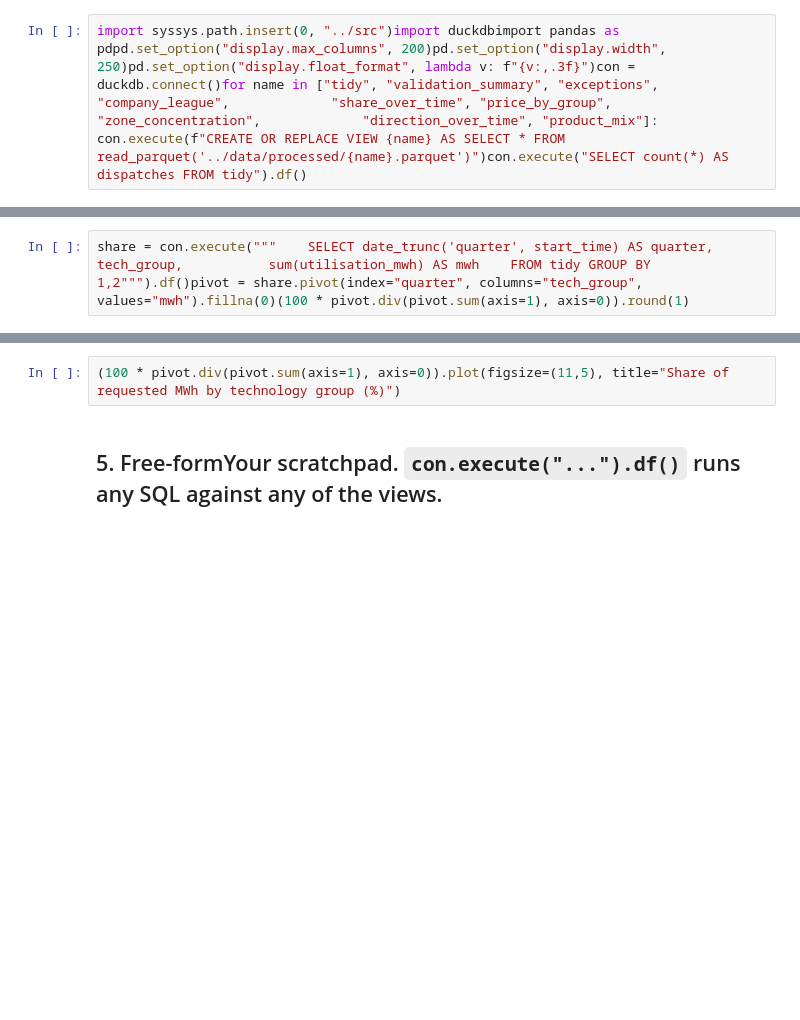
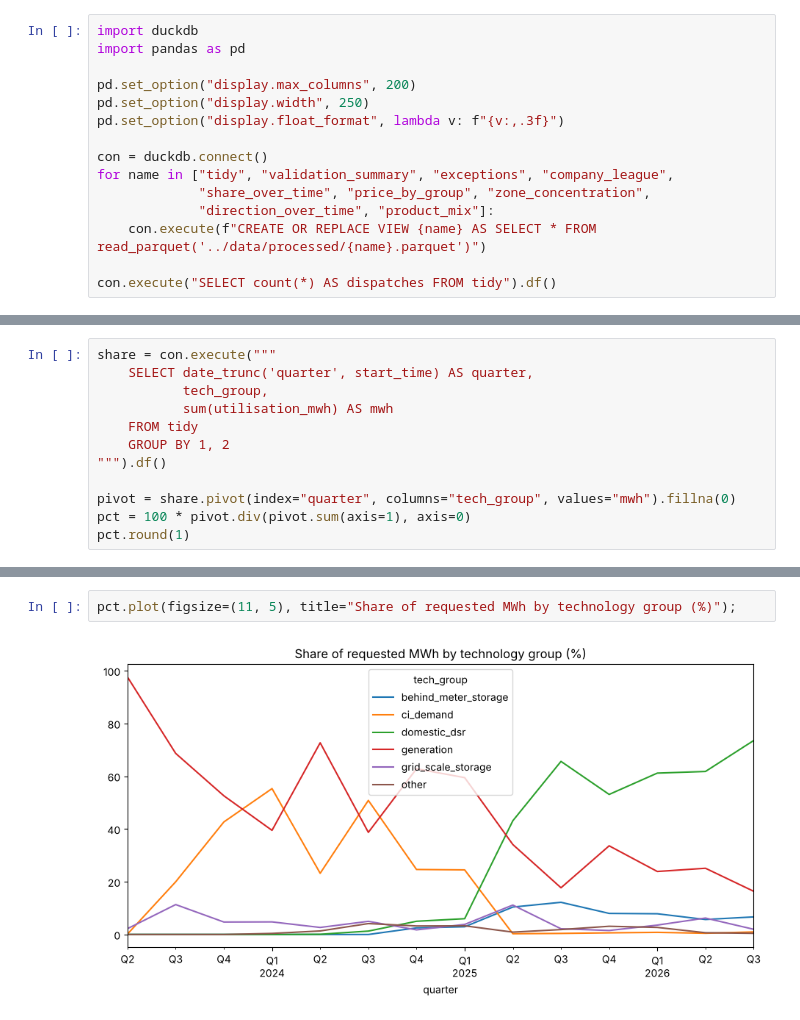
Before and after one commit to LAFarah/who-gets-dispatched, a Jupyter notebook: notebooks/01_explore.ipynb, the cells around one changed output, grey strips where cells are left out. Cells and saved outputs as stored; diff of their text form; blank space fills up the shorter version.

```diff
--- a/notebooks/01_explore.ipynb
+++ b/notebooks/01_explore.ipynb
@@ -3,2 +5,15 @@
 # %%
-import syssys.path.insert(0, "../src")import duckdbimport pandas as pdpd.set_option("display.max_columns", 200)pd.set_option("display.width", 250)pd.set_option("display.float_format", lambda v: f"{v:,.3f}")con = duckdb.connect()for name in ["tidy", "validation_summary", "exceptions", "company_league",             "share_over_time", "price_by_group", "zone_concentration",             "direction_over_time", "product_mix"]:    con.execute(f"CREATE OR REPLACE VIEW {name} AS SELECT * FROM read_parquet('../data/processed/{name}.parquet')")con.execute("SELECT count(*) AS dispatches FROM tidy").df()
+import duckdb
+import pandas as pd
+
+pd.set_option("display.max_columns", 200)
+pd.set_option("display.width", 250)
+pd.set_option("display.float_format", lambda v: f"{v:,.3f}")
+
+con = duckdb.connect()
+for name in ["tidy", "validation_summary", "exceptions", "company_league",
+             "share_over_time", "price_by_group", "zone_concentration",
+             "direction_over_time", "product_mix"]:
+    con.execute(f"CREATE OR REPLACE VIEW {name} AS SELECT * FROM read_parquet('../data/processed/{name}.parquet')")
+
+con.execute("SELECT count(*) AS dispatches FROM tidy").df()
@@ -33,2 +168,12 @@ con.execute("SELECT * FROM company_league LIMIT 15").df()
 # %%
-share = con.execute("""    SELECT date_trunc('quarter', start_time) AS quarter,           tech_group,           sum(utilisation_mwh) AS mwh    FROM tidy GROUP BY 1,2""").df()pivot = share.pivot(index="quarter", columns="tech_group", values="mwh").fillna(0)(100 * pivot.div(pivot.sum(axis=1), axis=0)).round(1)
+share = con.execute("""
+    SELECT date_trunc('quarter', start_time) AS quarter,
+           tech_group,
+           sum(utilisation_mwh) AS mwh
+    FROM tidy
+    GROUP BY 1, 2
+""").df()
+
+pivot = share.pivot(index="quarter", columns="tech_group", values="mwh").fillna(0)
+pct = 100 * pivot.div(pivot.sum(axis=1), axis=0)
+pct.round(1)
@@ -35,4 +197,4 @@ share = con.execute("""    SELECT date_trunc('quarter', start_time) AS quarter,
 # %%
-(100 * pivot.div(pivot.sum(axis=1), axis=0)).plot(figsize=(11,5), title="Share of requested MWh by technology group (%)")
+pct.plot(figsize=(11, 5), title="Share of requested MWh by technology group (%)");
+# %% [output]
+[figure, added]
-# %% [markdown]
-## 5. Free-formYour scratchpad. `con.execute("...").df()` runs any SQL against any of the views.
```
Also changed, not shown: parts of 25 cells of this notebook.
